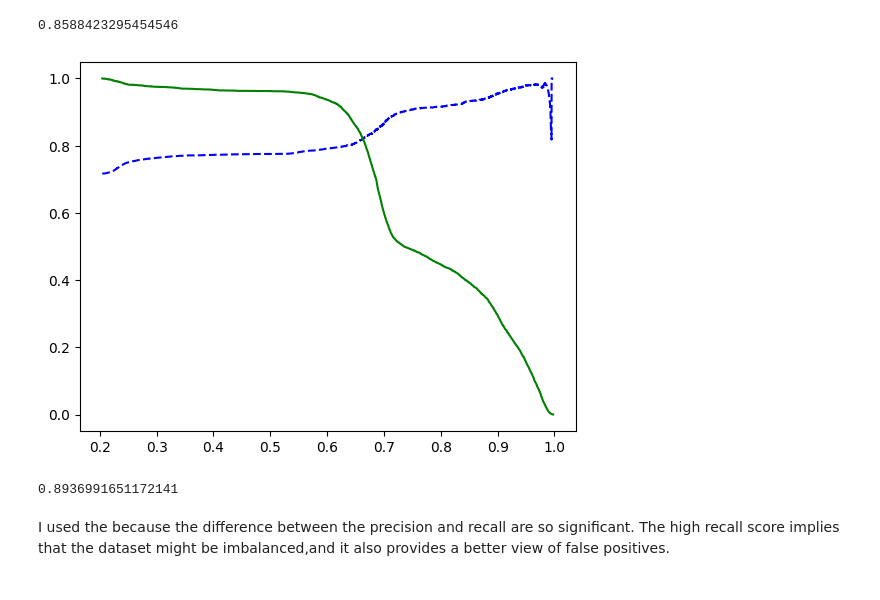
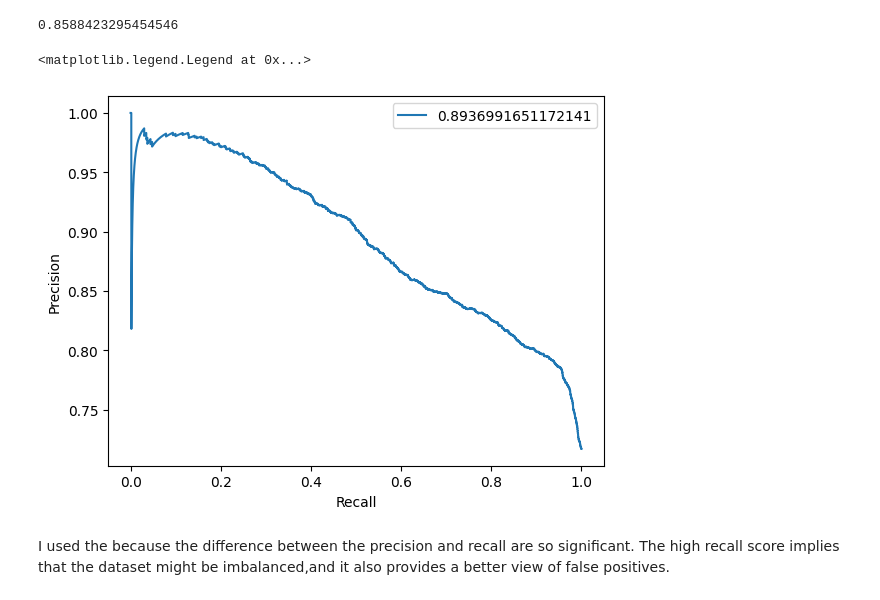
Before and after one commit to btalbr01/MLA_BTA, a Jupyter notebook: MLA2_BTA.ipynb, the cells around one changed output. Cells and saved outputs as stored; diff of their text form; code cells hidden in the pictures.

```diff
--- a/MLA2_BTA.ipynb
+++ b/MLA2_BTA.ipynb
@@ -234,20 +234,19 @@ recall_score(y_test, y_pred)
 f1_score(y_test, y_pred)
 # %% [output]
 0.8588423295454546
-# %%
-precisions, recalls, thresholds = precision_recall_curve(y_test, pipe.predict_proba(X_test)[:, 1])
-pr_auc = auc(recalls, precisions)
-
-def plot_precision_recall_vs_threshold(precisions, recalls, thresholds):
-  plt.plot(thresholds, precisions[:-1], "b--", label="Precision")
-  plt.plot(thresholds, recalls[:-1], "g-", label="Recall")
-
-plot_precision_recall_vs_threshold(precisions, recalls, thresholds)
-plt.show()
-print(pr_auc)
-# %% [output]
-[figure, removed]
-0.8936991651172141
+# %%
+precision, recall, thresholds = precision_recall_curve(y_test, pipe.predict_proba(X_test)[:, 1])
+pr_auc = auc(recall, precision)
+
+plt.figure()
+
+plt.plot(recall, precision, label = pr_auc)
+plt.xlabel('Recall')
+plt.ylabel('Precision')
+plt.legend()
+# %% [output]
+<matplotlib.legend.Legend at 0x...>
+[figure, added]
 # %% [markdown]
 I used the because the difference between the precision and recall are so significant. The high recall score implies that the dataset might be imbalanced,and it also provides a better view of false positives.
 # %% [markdown]
```
Also changed, not shown: parts of 1 cell of this notebook.
